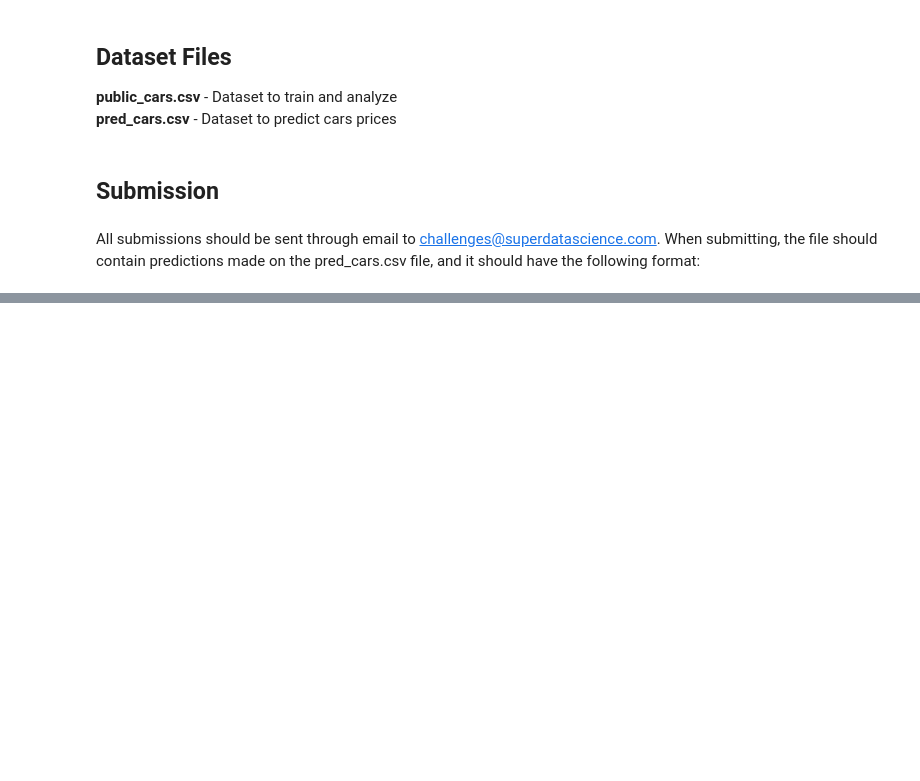
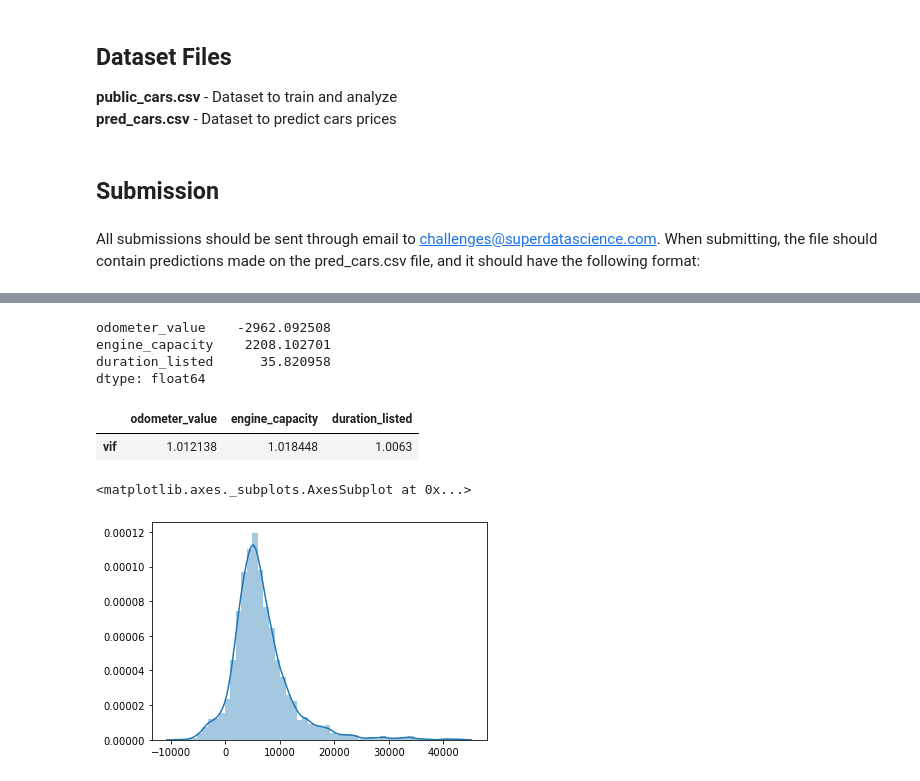
Before and after one commit to edis/sds_challenges, a Jupyter notebook: challenge_2/challenge.ipynb, the cells around one changed output, grey strips where cells are left out. Cells and saved outputs as stored; diff of their text form; code cells hidden in the pictures; blank space fills up the shorter version.

```diff
--- a/challenge_2/challenge.ipynb
+++ b/challenge_2/challenge.ipynb
@@ -48,0 +84,14 @@ All submissions should be sent through email to <challenges@superdatascience.com
+# %%
+df_cars.dropna(inplace=True)
+X=df_cars[['odometer_value','engine_capacity','duration_listed']]
+y= df_cars['price_usd']
+normalized_X=(X-X.mean())/X.std()
+# %%
+X_train, X_test, y_train, y_test = train_test_split(normalized_X, y,
+                                                    test_size=0.10,
+                                                    random_state=42)
+# %%
+normalized_X=sm.add_constant(X_train)
+mod = sm.OLS(y_train, X_train)
+res = mod.fit()
+print(res.summary())
@@ -48,0 +116,21 @@ All submissions should be sent through email to <challenges@superdatascience.com
+# %%
+res.params
+# %% [output]
+odometer_value    -2962.092508
+engine_capacity    2208.102701
+duration_listed      35.820958
+dtype: float64
+# %%
+y_pred = res.predict(X_test)
+residual = y_test - y_pred
+# %%
+vif = [variance_inflation_factor(X_train.values, i) for i in range(X_train.shape[1])]
+pd.DataFrame({'vif': vif[0:]}, index=X_train.columns).T
+# %% [output]
+|  | odometer_value | engine_capacity | duration_listed |
+| vif | 1.012138 | 1.018448 | 1.0063 |
+# %%
+sns.distplot(residual)
+# %% [output]
+<matplotlib.axes._subplots.AxesSubplot at 0x...>
+[figure, added]
```
Also changed, not shown: parts of 7 cells of this notebook, 1 other file.
